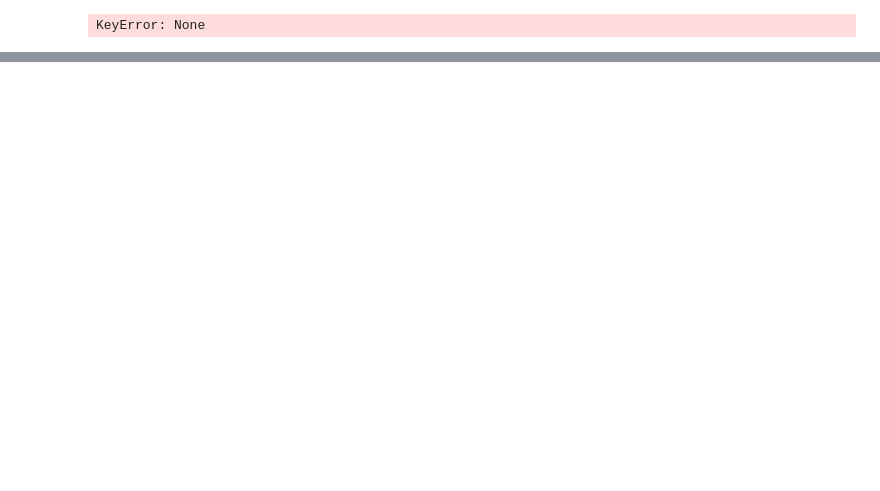
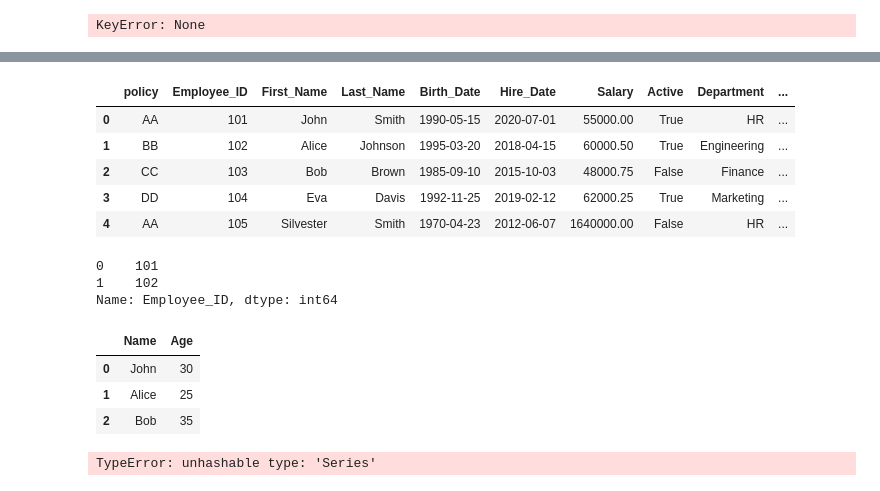
Before and after one commit to Rohan3003/git-repository, a Jupyter notebook: Pandas/dataframe_functions.ipynb, the cells around one changed output, grey strips where cells are left out. Drawn from its saved outputs; the diff is of its cells as text; code cells hidden in the pictures; blank space fills up the shorter version.

```diff
--- a/Pandas/dataframe_functions.ipynb
+++ b/Pandas/dataframe_functions.ipynb
@@ -147,0 +198,10 @@ Name: 4, dtype: object
+# %%
+# to rename columns in a datafrane
+col_names = {
+                "Employee_ID": "emp_id",
+                "First_Name" : "first_name",
+                "Last_Name" : "last_name"
+            }
+
+df.rename(columns=col_names, inplace=True) # inplace = True -> means changes should happen directly to original dataframe
+df.head()
@@ -151,8 +254,8 @@ import pandas as pd
 # Create a sample DataFrame
 data = {'Name': ['John', 'Alice', 'Bob'],
         'Age': [30, 25, 35]}
-df = pd.DataFrame(data)
-df
+df1 = pd.DataFrame(data)
+df1
 # %% [output]
 |  | Name | Age |
 | 0 | John | 30 |
@@ -176,8 +286,0 @@ Name: 2, dtype: object
-# %%
-import pandas as pd
-import numpy as np
-
-# Create a sample DataFrame with the given format
-data = {'Data': ['name1', 'contact1', 'address1', np.nan, 'name2', 'contact2', 'address2', np.nan, 'name3', 'contact3', 'address3', np.nan]}
-df = pd.DataFrame(data)
-df
@@ -216,3 +308,10 @@ result_df.reset_index(drop=True, inplace=True)
 
 # Display the result
 print(result_df)
+# %%
+# ro add new column to a dataframe using
+# insert() method
+# assign() method
+
+df.insert(0, "policy", ["AA", "BB", "CC", "DD", "AA"], True)
+df
@@ -218,0 +325,30 @@ print(result_df)
+# %%
+# assigm
+df2 = df.assign(Address = ["Delhi", "Bangalore", "Gurgoan", "Noida", "Patna"])
+df2
+# %% [output]
+|  | policy | Employee_ID | First_Name | Last_Name | Birth_Date | Hire_Date | Salary | Active | Department | ... |
+| 0 | AA | 101 | John | Smith | 1990-05-15 | 2020-07-01 | 55000.00 | True | HR | ... |
+| 1 | BB | 102 | Alice | Johnson | 1995-03-20 | 2018-04-15 | 60000.50 | True | Engineering | ... |
+| 2 | CC | 103 | Bob | Brown | 1985-09-10 | 2015-10-03 | 48000.75 | False | Finance | ... |
+| 3 | DD | 104 | Eva | Davis | 1992-11-25 | 2019-02-12 | 62000.25 | True | Marketing | ... |
+| 4 | AA | 105 | Silvester | Smith | 1970-04-23 | 2012-06-07 | 1640000.00 | False | HR | ... |
+# %%
+df_random = df['Employee_ID'].sample(2)
+df_random
+# %% [output]
+0    101
+1    102
+Name: Employee_ID, dtype: int64
+# %%
+df1
+# %% [output]
+|  | Name | Age |
+| 0 | John | 30 |
+| 1 | Alice | 25 |
+| 2 | Bob | 35 |
+# %%
+df1.insert(2, df_random, True)
+df1
+# %% [output]
+TypeError: unhashable type: 'Series'
```
Also changed, not shown: parts of 24 cells of this notebook, 21 other files.
